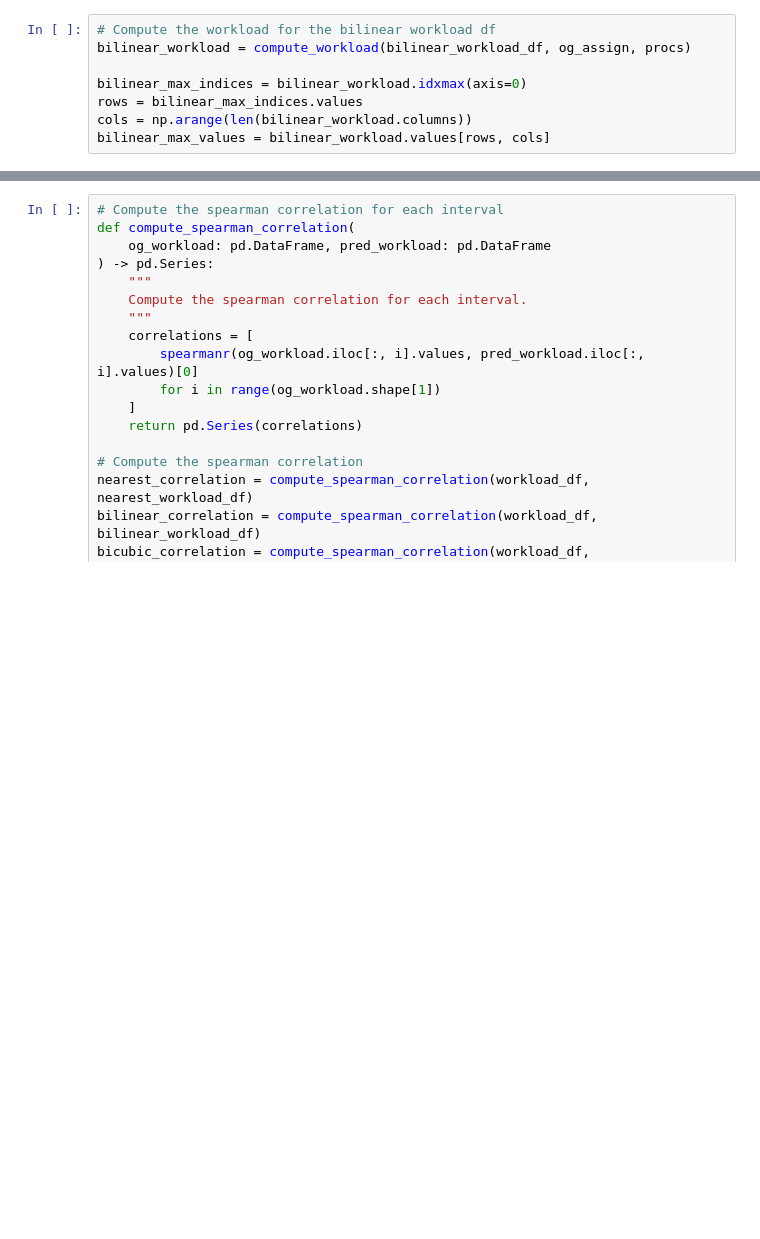
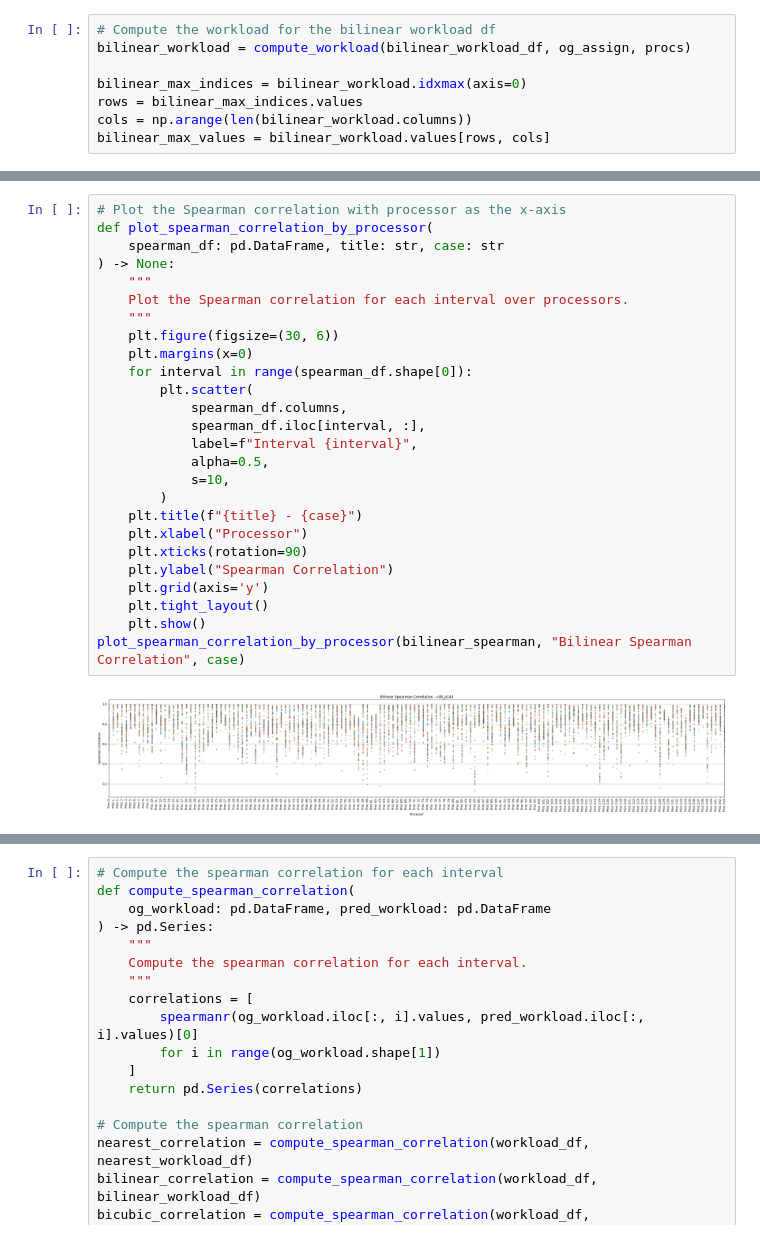
Before and after one commit to Jordan-Sun/simulated-chem, a Jupyter notebook: compare.ipynb, the cells around one changed output, grey strips where cells are left out. Cells and saved outputs as stored; diff of their text form; blank space fills up the shorter version.

```diff
--- a/compare.ipynb
+++ b/compare.ipynb
@@ -547,0 +542,28 @@ max     0.987500  0.995791  0.996398
+# %%
+# Plot the Spearman correlation with processor as the x-axis
+def plot_spearman_correlation_by_processor(
+    spearman_df: pd.DataFrame, title: str, case: str
+) -> None:
+    """
+    Plot the Spearman correlation for each interval over processors.
+    """
+    plt.figure(figsize=(30, 6))
+    plt.margins(x=0)
+    for interval in range(spearman_df.shape[0]):
+        plt.scatter(
+            spearman_df.columns,
+            spearman_df.iloc[interval, :],
+            label=f"Interval {interval}",
+            alpha=0.5,
+            s=10,
+        )
+    plt.title(f"{title} - {case}")
+    plt.xlabel("Processor")
+    plt.xticks(rotation=90)
+    plt.ylabel("Spearman Correlation")
+    plt.grid(axis='y')
+    plt.tight_layout()
+    plt.show()
+plot_spearman_correlation_by_processor(bilinear_spearman, "Bilinear Spearman Correlation", case)
+# %% [output]
+[figure, added]
```
Also changed, not shown: parts of 21 cells of this notebook, 2 other files.
